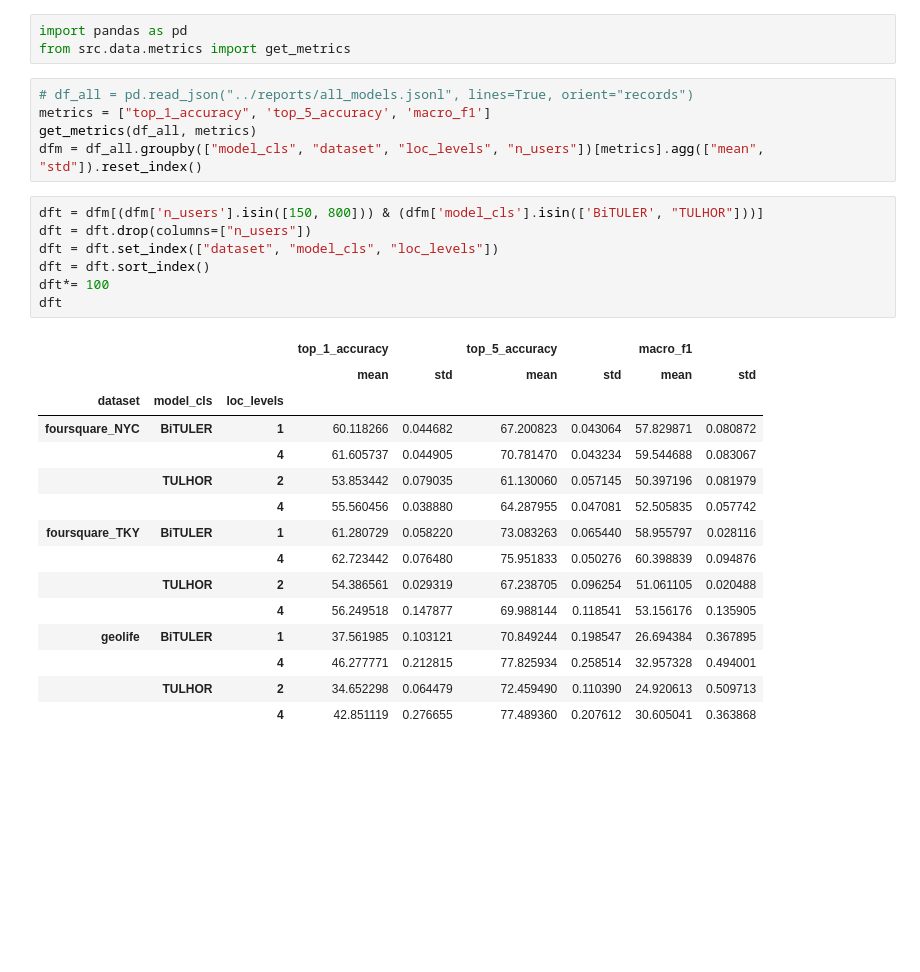
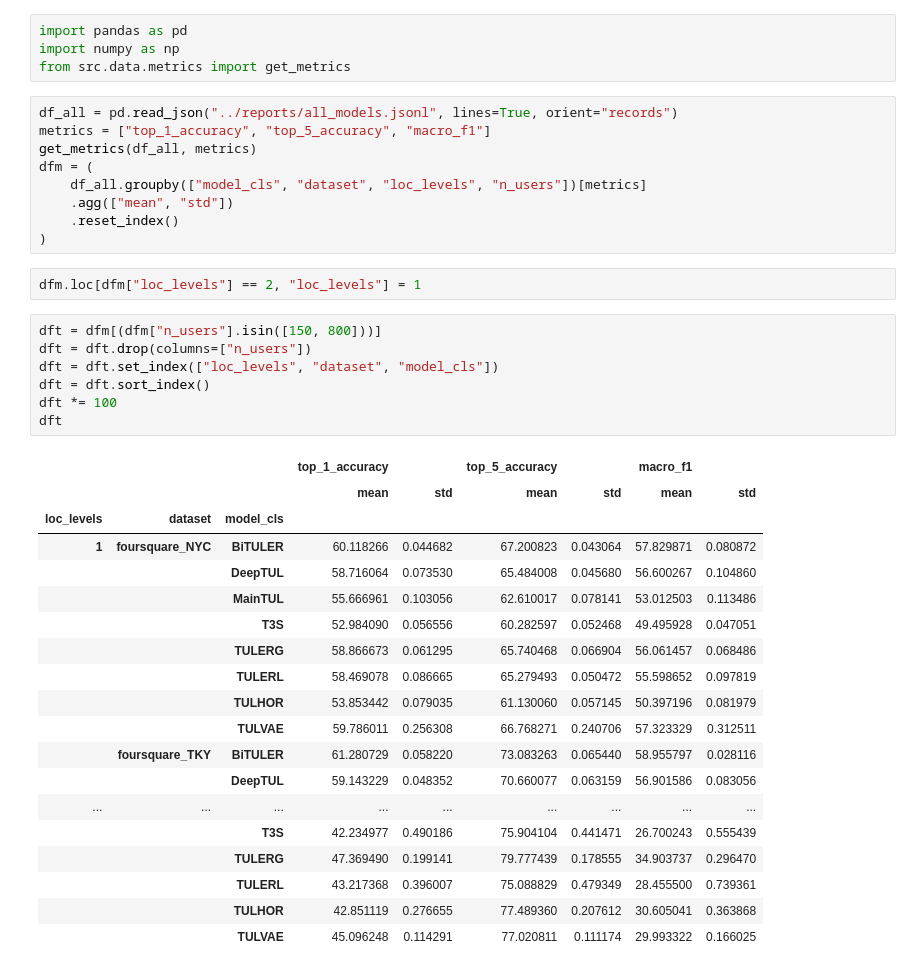
Before and after one commit to lucasczz/MiLES, a Jupyter notebook: notebooks/table.ipynb, the cells around one changed output. Saved outputs shown, nothing was run; the diff lists cells and outputs as text; blank space fills up the shorter version.

```diff
--- a/notebooks/table.ipynb
+++ b/notebooks/table.ipynb
@@ -1,31 +1,42 @@
 # %%
 import pandas as pd
+import numpy as np
 from src.data.metrics import get_metrics
 # %%
-# df_all = pd.read_json("../reports/all_models.jsonl", lines=True, orient="records")
-metrics = ["top_1_accuracy", 'top_5_accuracy', 'macro_f1']
+df_all = pd.read_json("../reports/all_models.jsonl", lines=True, orient="records")
+metrics = ["top_1_accuracy", "top_5_accuracy", "macro_f1"]
 get_metrics(df_all, metrics)
-dfm = df_all.groupby(["model_cls", "dataset", "loc_levels", "n_users"])[metrics].agg(["mean", "std"]).reset_index()
+dfm = (
+    df_all.groupby(["model_cls", "dataset", "loc_levels", "n_users"])[metrics]
+    .agg(["mean", "std"])
+    .reset_index()
+)
+# %%
+dfm.loc[dfm["loc_levels"] == 2, "loc_levels"] = 1
 # %%
-dft = dfm[(dfm['n_users'].isin([150, 800])) & (dfm['model_cls'].isin(['BiTULER', "TULHOR"]))]
+dft = dfm[(dfm["n_users"].isin([150, 800]))]
 dft = dft.drop(columns=["n_users"])
-dft = dft.set_index(["dataset", "model_cls", "loc_levels"])
+dft = dft.set_index(["loc_levels", "dataset", "model_cls"])
 dft = dft.sort_index()
-dft*= 100
+dft *= 100
 dft
 # %% [output]
 |  |  |  | top_1_accuracy |  | top_5_accuracy |  | macro_f1 |  |
 |  |  |  | mean | std | mean | std | mean | std |
-| dataset | model_cls | loc_levels |  |  |  |  |  |  |
-| foursquare_NYC | BiTULER | 1 | 60.118266 | 0.044682 | 67.200823 | 0.043064 | 57.829871 | 0.080872 |
-|  |  | 4 | 61.605737 | 0.044905 | 70.781470 | 0.043234 | 59.544688 | 0.083067 |
-|  | TULHOR | 2 | 53.853442 | 0.079035 | 61.130060 | 0.057145 | 50.397196 | 0.081979 |
-|  |  | 4 | 55.560456 | 0.038880 | 64.287955 | 0.047081 | 52.505835 | 0.057742 |
-| foursquare_TKY | BiTULER | 1 | 61.280729 | 0.058220 | 73.083263 | 0.065440 | 58.955797 | 0.028116 |
-|  |  | 4 | 62.723442 | 0.076480 | 75.951833 | 0.050276 | 60.398839 | 0.094876 |
-|  | TULHOR | 2 | 54.386561 | 0.029319 | 67.238705 | 0.096254 | 51.061105 | 0.020488 |
-|  |  | 4 | 56.249518 | 0.147877 | 69.988144 | 0.118541 | 53.156176 | 0.135905 |
-| geolife | BiTULER | 1 | 37.561985 | 0.103121 | 70.849244 | 0.198547 | 26.694384 | 0.367895 |
-|  |  | 4 | 46.277771 | 0.212815 | 77.825934 | 0.258514 | 32.957328 | 0.494001 |
-|  | TULHOR | 2 | 34.652298 | 0.064479 | 72.459490 | 0.110390 | 24.920613 | 0.509713 |
-|  |  | 4 | 42.851119 | 0.276655 | 77.489360 | 0.207612 | 30.605041 | 0.363868 |
+| loc_levels | dataset | model_cls |  |  |  |  |  |  |
+| 1 | foursquare_NYC | BiTULER | 60.118266 | 0.044682 | 67.200823 | 0.043064 | 57.829871 | 0.080872 |
+|  |  | DeepTUL | 58.716064 | 0.073530 | 65.484008 | 0.045680 | 56.600267 | 0.104860 |
+|  |  | MainTUL | 55.666961 | 0.103056 | 62.610017 | 0.078141 | 53.012503 | 0.113486 |
+|  |  | T3S | 52.984090 | 0.056556 | 60.282597 | 0.052468 | 49.495928 | 0.047051 |
+|  |  | TULERG | 58.866673 | 0.061295 | 65.740468 | 0.066904 | 56.061457 | 0.068486 |
+|  |  | TULERL | 58.469078 | 0.086665 | 65.279493 | 0.050472 | 55.598652 | 0.097819 |
+|  |  | TULHOR | 53.853442 | 0.079035 | 61.130060 | 0.057145 | 50.397196 | 0.081979 |
+|  |  | TULVAE | 59.786011 | 0.256308 | 66.768271 | 0.240706 | 57.323329 | 0.312511 |
+|  | foursquare_TKY | BiTULER | 61.280729 | 0.058220 | 73.083263 | 0.065440 | 58.955797 | 0.028116 |
+|  |  | DeepTUL | 59.143229 | 0.048352 | 70.660077 | 0.063159 | 56.901586 | 0.083056 |
+| ... | ... | ... | ... | ... | ... | ... | ... | ... |
+|  |  | T3S | 42.234977 | 0.490186 | 75.904104 | 0.441471 | 26.700243 | 0.555439 |
+|  |  | TULERG | 47.369490 | 0.199141 | 79.777439 | 0.178555 | 34.903737 | 0.296470 |
+|  |  | TULERL | 43.217368 | 0.396007 | 75.088829 | 0.479349 | 28.455500 | 0.739361 |
+|  |  | TULHOR | 42.851119 | 0.276655 | 77.489360 | 0.207612 | 30.605041 | 0.363868 |
+|  |  | TULVAE | 45.096248 | 0.114291 | 77.020811 | 0.111174 | 29.993322 | 0.166025 |
```
Also changed, not shown: parts of 4 cells of this notebook, 10 other files.
